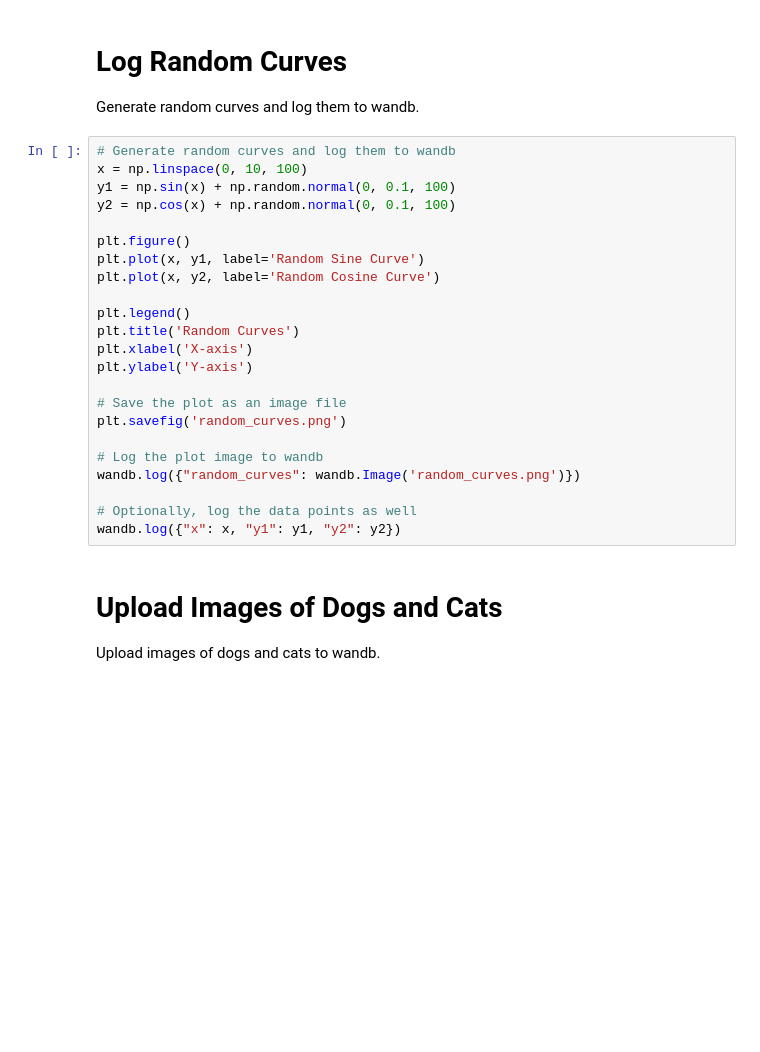
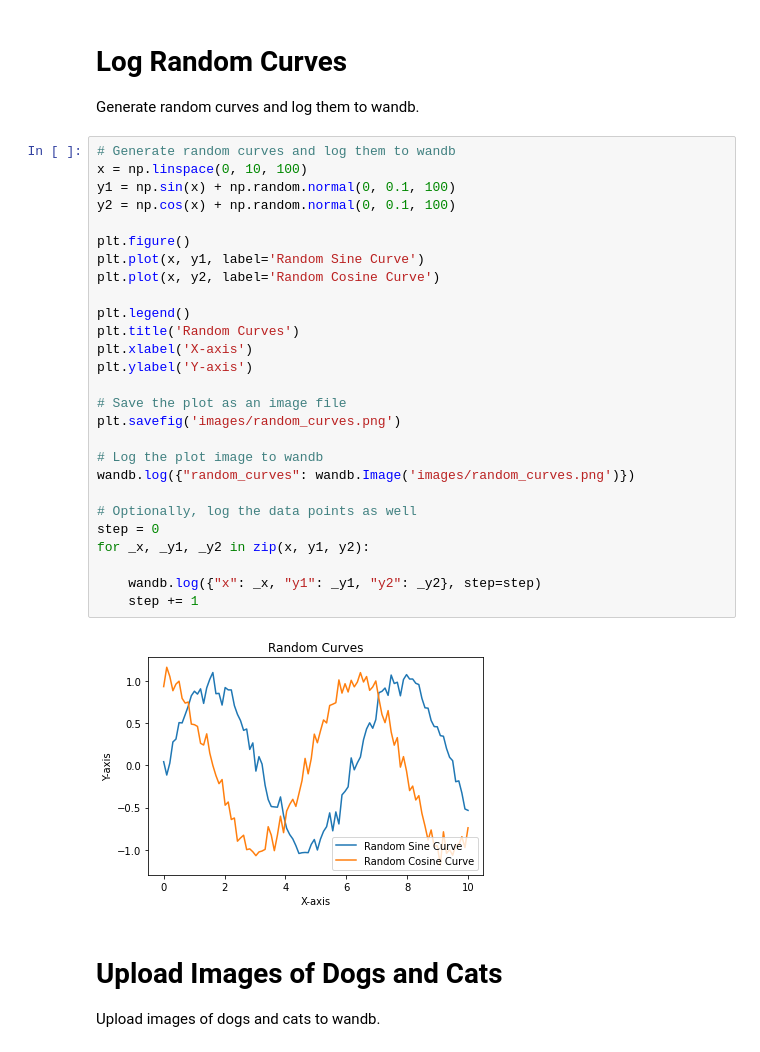
Before and after one commit to leggedrobotics/plr-exercise, a Jupyter notebook: scripts/03_wandb.ipynb, the cells around one changed output. Drawn from its saved outputs; the diff is of its cells as text; blank space fills up the shorter version.

```diff
--- a/scripts/03_wandb.ipynb
+++ b/scripts/03_wandb.ipynb
@@ -33,26 +56,32 @@ Generate random curves and log them to wandb.
 # %%
 # Generate random curves and log them to wandb
 x = np.linspace(0, 10, 100)
 y1 = np.sin(x) + np.random.normal(0, 0.1, 100)
 y2 = np.cos(x) + np.random.normal(0, 0.1, 100)
 
 plt.figure()
 plt.plot(x, y1, label='Random Sine Curve')
 plt.plot(x, y2, label='Random Cosine Curve')
 
 plt.legend()
 plt.title('Random Curves')
 plt.xlabel('X-axis')
 plt.ylabel('Y-axis')
 
 # Save the plot as an image file
-plt.savefig('random_curves.png')
+plt.savefig('images/random_curves.png')
 
 # Log the plot image to wandb
-wandb.log({"random_curves": wandb.Image('random_curves.png')})
+wandb.log({"random_curves": wandb.Image('images/random_curves.png')})
 
 # Optionally, log the data points as well
-wandb.log({"x": x, "y1": y1, "y2": y2})
+step = 0
+for _x, _y1, _y2 in zip(x, y1, y2):
+
+    wandb.log({"x": _x, "y1": _y1, "y2": _y2}, step=step)
+    step += 1
+# %% [output]
+[figure, added]
 # %% [markdown]
 # Upload Images of Dogs and Cats
 Upload images of dogs and cats to wandb.
```
Also changed, not shown: parts of 3 cells of this notebook, 4 other files.
